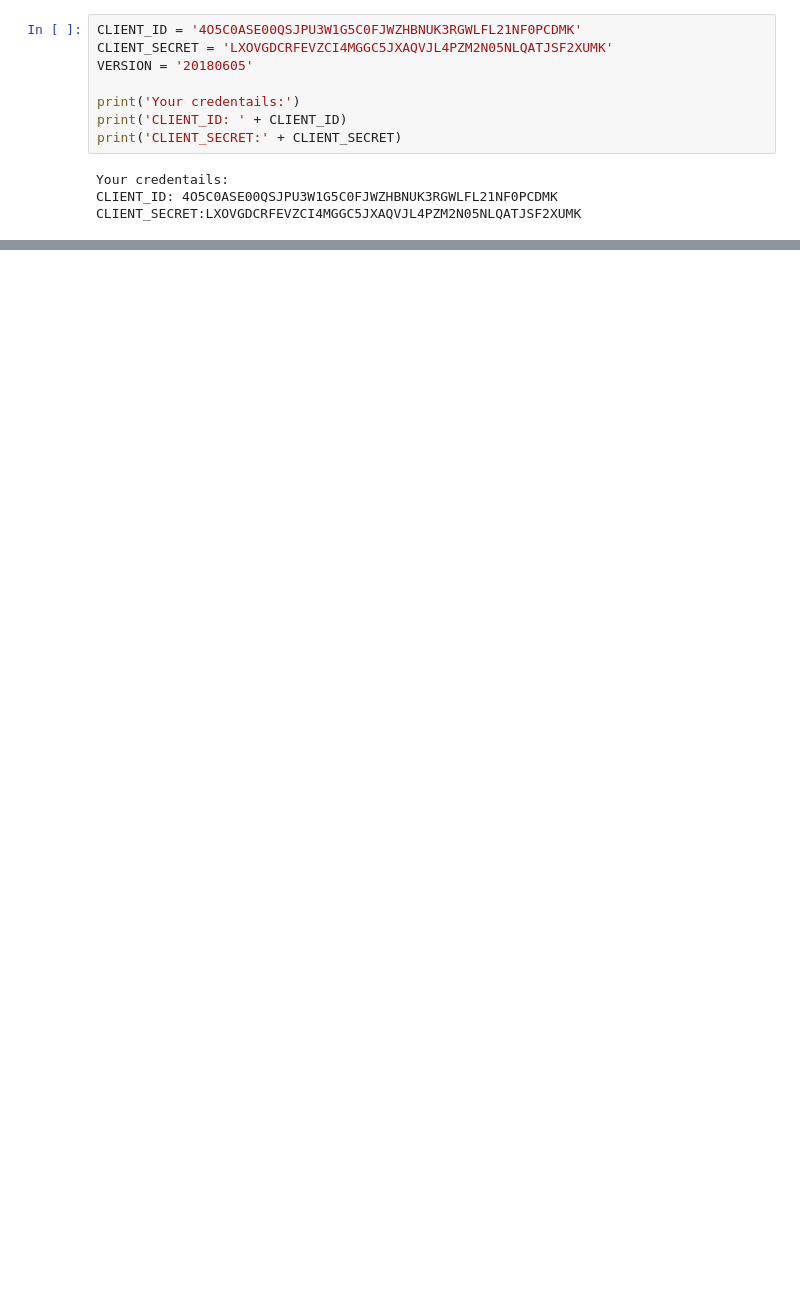
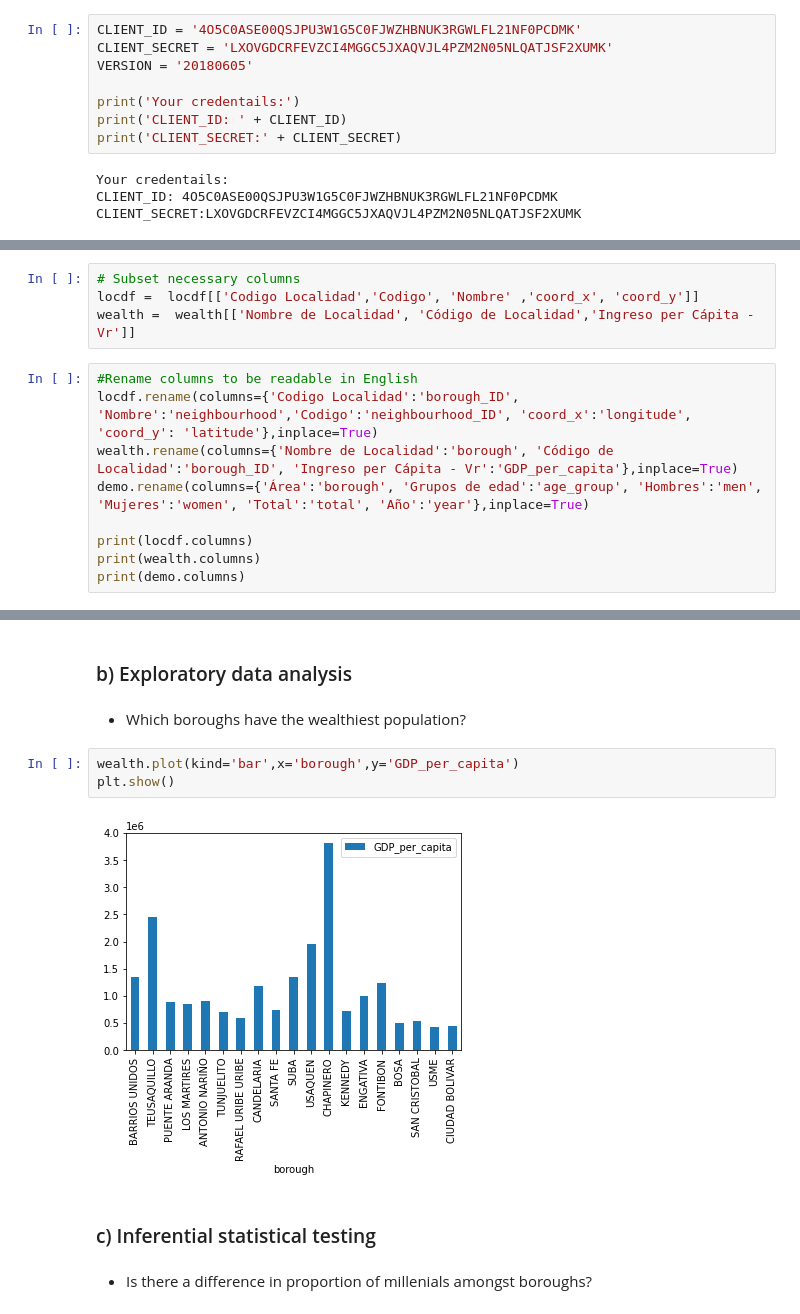
Before and after one commit to JulianaGomez/Coursera_Capstone, a Jupyter notebook: Vegetarian restaurants in Bogota.ipynb, the cells around one changed output, grey strips where cells are left out. Saved outputs shown, nothing was run; the diff lists cells and outputs as text; blank space fills up the shorter version.

```diff
--- a/Vegetarian restaurants in Bogota.ipynb
+++ b/Vegetarian restaurants in Bogota.ipynb
@@ -113,0 +78,13 @@ CLIENT_SECRET:LXOVGDCRFEVZCI4MGGC5JXAQVJL4PZM2N05NLQATJSF2XUMK
+# %%
+# Subset necessary columns
+locdf =  locdf[['Codigo Localidad','Codigo', 'Nombre' ,'coord_x', 'coord_y']]
+wealth =  wealth[['Nombre de Localidad', 'Código de Localidad','Ingreso per Cápita - Vr']]
+# %%
+#Rename columns to be readable in English
+locdf.rename(columns={'Codigo Localidad':'borough_ID', 'Nombre':'neighbourhood','Codigo':'neighbourhood_ID', 'coord_x':'longitude', 'coord_y': 'latitude'},inplace=True)
+wealth.rename(columns={'Nombre de Localidad':'borough', 'Código de Localidad':'borough_ID', 'Ingreso per Cápita - Vr':'GDP_per_capita'},inplace=True)
+demo.rename(columns={'Área':'borough', 'Grupos de edad':'age_group', 'Hombres':'men', 'Mujeres':'women', 'Total':'total', 'Año':'year'},inplace=True)
+
+print(locdf.columns)
+print(wealth.columns)
+print(demo.columns)
@@ -113,0 +198,13 @@ CLIENT_SECRET:LXOVGDCRFEVZCI4MGGC5JXAQVJL4PZM2N05NLQATJSF2XUMK
+# %% [markdown]
+### b) Exploratory data analysis
+# %% [markdown]
+- Which boroughs have the wealthiest population?
+# %%
+wealth.plot(kind='bar',x='borough',y='GDP_per_capita')
+plt.show()
+# %% [output]
+[figure, added]
+# %% [markdown]
+### c) Inferential statistical testing
+# %% [markdown]
+- Is there a difference in proportion of millenials amongst boroughs?
```
Also changed, not shown: parts of 57 cells of this notebook.
